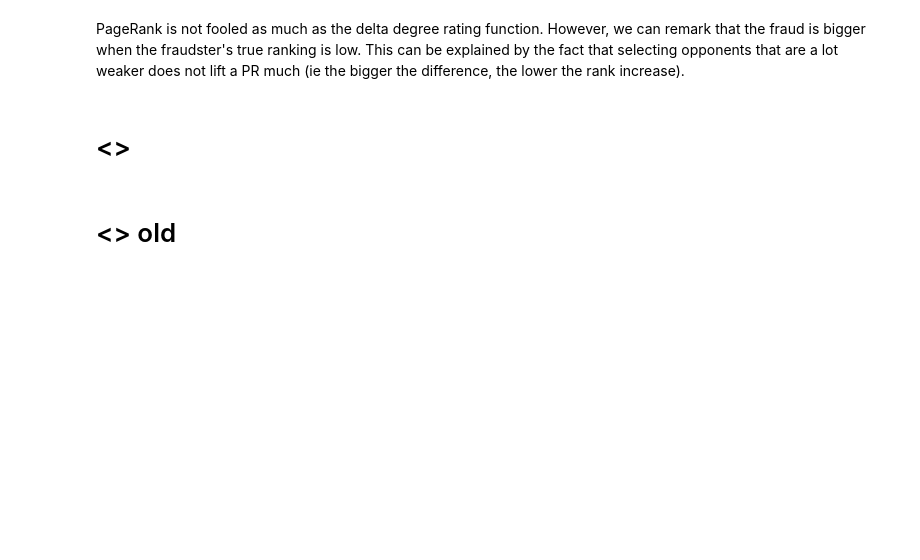
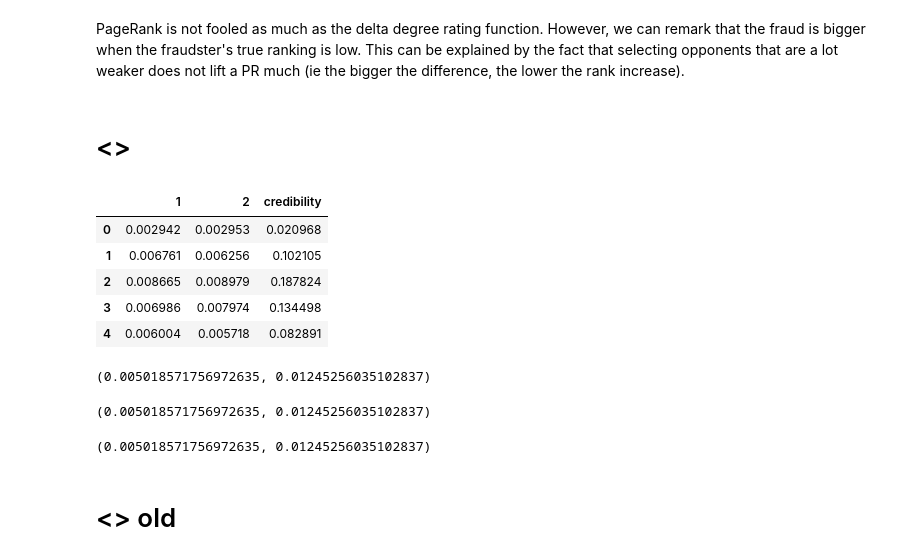
Before and after one commit to PierrickLeroy/mma-graph, a Jupyter notebook: synthetic.ipynb, the cells around one changed output. Cells and saved outputs as stored; diff of their text form; code cells hidden in the pictures; blank space fills up the shorter version.

Commit message:
proper credible pagerank implemented

```diff
--- a/synthetic.ipynb
+++ b/synthetic.ipynb
@@ -722,6 +850,68 @@ plt.legend()
 PageRank is not fooled as much as the delta degree rating function. However, we can remark that the fraud is bigger when the fraudster's true ranking is low. This can be explained by the fact that selecting opponents that are a lot weaker does not lift a PR much (ie the bigger the difference, the lower the rank increase).
 # %% [markdown]
 # <>
+# %%
+def compute_judgesCredibility(G, v1, v2, ego=0., credibility_damping_factor=0.85):
+    if G.is_directed():
+        raise ValueError("Graph must be undirected")
+    G1, G2 = G.copy(), G.copy()
+    G1.remove_node(v2)
+    G2.remove_node(v1)
+    pr1 = nx.pagerank(G1, personalization={v1: 1}, alpha=credibility_damping_factor, max_iter=10000)
+    pr2 = nx.pagerank(G2, personalization={v2: 1}, alpha=credibility_damping_factor, max_iter=10000)
+    pr1.pop(v1)
+    pr2.pop(v2)
+    df = pd.concat((pd.Series(pr1, name=1), pd.Series(pr2, name=2)), axis=1)
+    df["credibility"] = df.product(axis=1)
+    df["credibility"] = df["credibility"]/(df["credibility"].max())
+    max_credibility = df["credibility"].max()
+    df.loc[v1, [1, "credibility"]] = ego * max_credibility
+    df.loc[v1, 2] = 0.
+    df.loc[v2, [2, "credibility"]] = ego * max_credibility
+    df.loc[v2, 1] = 0.
+    return df.sort_index()
+
+def vote_credible(G, v1, v2, dict_credibility, voting_damping_factor=0.85):
+    pr = nx.pagerank(G, personalization=dict_credibility, alpha=voting_damping_factor)
+    return pr[v1], pr[v2]
+
+def pagerank_credible(G, v1, v2, ego=0., credibility_damping_factor=0.85, voting_damping_factor=0.85):
+    G_undirected = G.to_undirected()
+    df = compute_judgesCredibility(G_undirected, v1, v2, ego=ego, credibility_damping_factor=credibility_damping_factor)
+    d = dict(df['credibility'])
+    return vote_credible(G, v1, v2, d, voting_damping_factor=voting_damping_factor)
+# %%
+G = generate_networkFraudFree()
+v1 = FRAUDSTER_INDEX
+v2 = 75
+ego=1.
+credibility_damping_factor=0.85
+G_undirected = G.to_undirected()
+voting_damping_factor=0.85
+# %%
+df_credibility = compute_judgesCredibility(G_undirected, v1, v2, ego=0., credibility_damping_factor=0.85)
+df_credibility.head()
+# %% [output]
+|  | 1 | 2 | credibility |
+| 0 | 0.002942 | 0.002953 | 0.020968 |
+| 1 | 0.006761 | 0.006256 | 0.102105 |
+| 2 | 0.008665 | 0.008979 | 0.187824 |
+| 3 | 0.006986 | 0.007974 | 0.134498 |
+| 4 | 0.006004 | 0.005718 | 0.082891 |
+# %%
+dict_credibility = dict(df_credibility["credibility"])
+vote_credible(G, v1, v2, dict_credibility, voting_damping_factor)
+# %% [output]
+(0.005018571756972635, 0.01245256035102837)
+# %%
+voting_pr = nx.pagerank(G, personalization=dict(df_credibility["credibility"]), alpha=voting_damping_factor)
+voting_pr[v1], voting_pr[v2]
+# %% [output]
+(0.005018571756972635, 0.01245256035102837)
+# %%
+pagerank_credible(G, v1, v2, ego=0., credibility_damping_factor=0.85, voting_damping_factor=0.85)
+# %% [output]
+(0.005018571756972635, 0.01245256035102837)
 # %% [markdown]
 # <> old
 # %%
```
Also changed, not shown: parts of 15 cells of this notebook, 2 other files.
